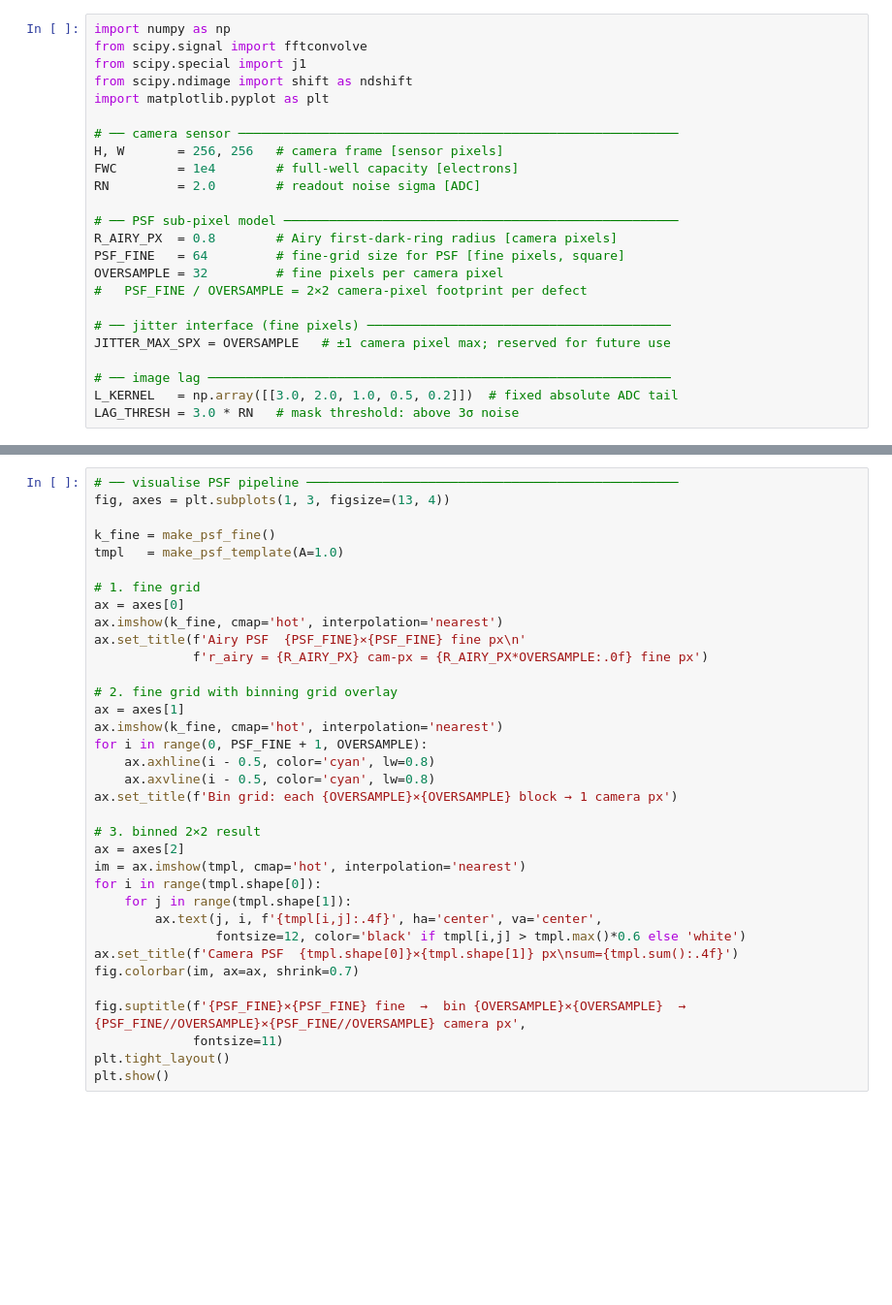
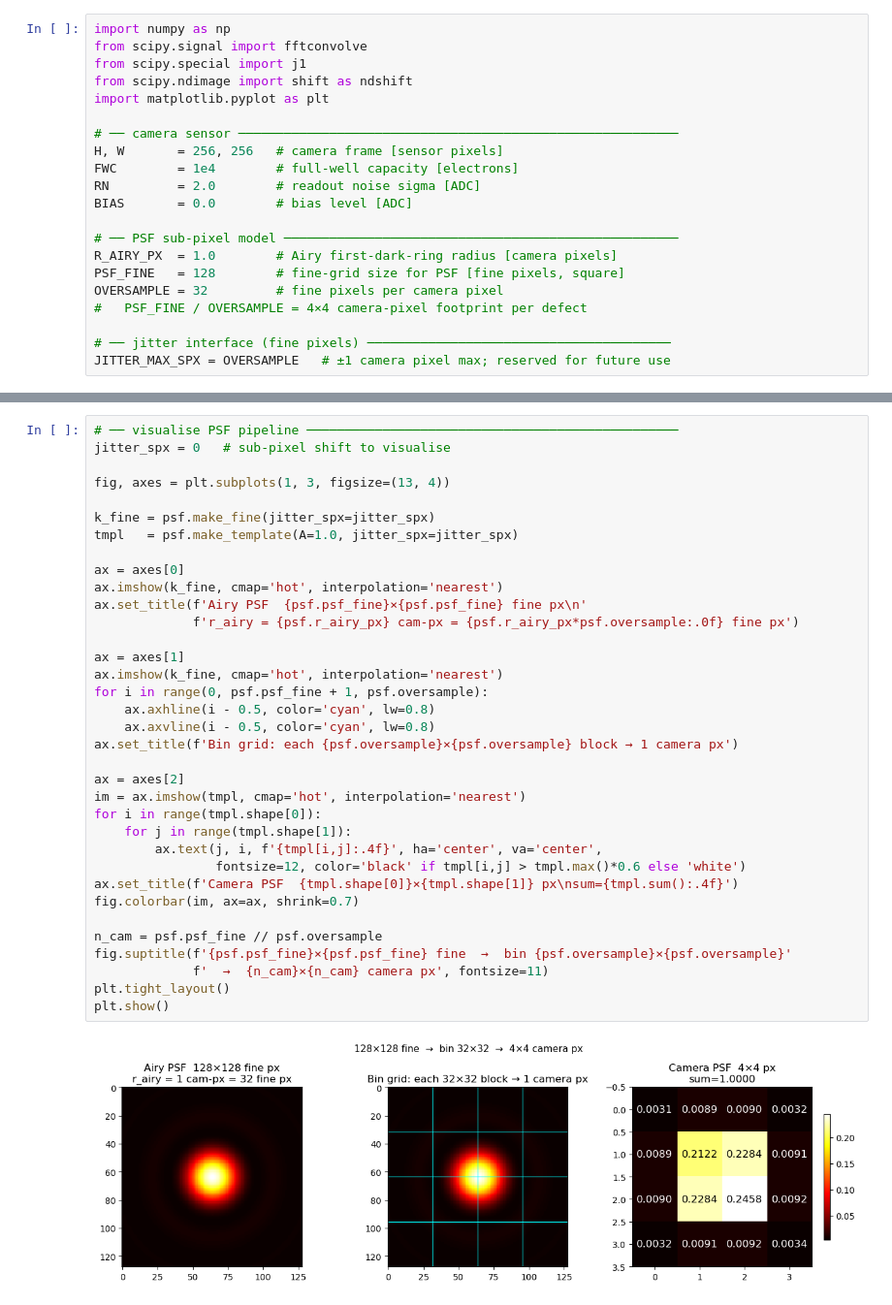
Before and after one commit to dotamh/ZP8_algo_lab, a Jupyter notebook: imagelag_filter.ipynb, the cells around one changed output, grey strips where cells are left out. Shown at 97% size. Saved outputs shown, nothing was run; the diff lists cells and outputs as text; blank space fills up the shorter version.

```diff
--- a/imagelag_filter.ipynb
+++ b/imagelag_filter.ipynb
@@ -9,19 +9,16 @@ import matplotlib.pyplot as plt
 H, W       = 256, 256   # camera frame [sensor pixels]
 FWC        = 1e4        # full-well capacity [electrons]
 RN         = 2.0        # readout noise sigma [ADC]
+BIAS       = 0.0        # bias level [ADC]
 
 # ── PSF sub-pixel model ────────────────────────────────────────────────────
-R_AIRY_PX  = 0.8        # Airy first-dark-ring radius [camera pixels]
-PSF_FINE   = 64         # fine-grid size for PSF [fine pixels, square]
+R_AIRY_PX  = 1.0        # Airy first-dark-ring radius [camera pixels]
+PSF_FINE   = 128        # fine-grid size for PSF [fine pixels, square]
 OVERSAMPLE = 32         # fine pixels per camera pixel
-#   PSF_FINE / OVERSAMPLE = 2×2 camera-pixel footprint per defect
+#   PSF_FINE / OVERSAMPLE = 4×4 camera-pixel footprint per defect
 
 # ── jitter interface (fine pixels) ────────────────────────────────────────
 JITTER_MAX_SPX = OVERSAMPLE   # ±1 camera pixel max; reserved for future use
-
-# ── image lag ─────────────────────────────────────────────────────────────
-L_KERNEL   = np.array([[3.0, 2.0, 1.0, 0.5, 0.2]])  # fixed absolute ADC tail
-LAG_THRESH = 3.0 * RN   # mask threshold: above 3σ noise
 # %%
 # ══════════════════════════════════════════════════════════════════════════
 # Module 1 — PSF model
@@ -102,35 +295,37 @@ def apply_imagelag(frame, threshold=None, l_kernel=L_KERNEL):
 # %%
 # ── visualise PSF pipeline ─────────────────────────────────────────────────
+jitter_spx = 0   # sub-pixel shift to visualise
+
 fig, axes = plt.subplots(1, 3, figsize=(13, 4))
 
-k_fine = make_psf_fine()
-tmpl   = make_psf_template(A=1.0)
+k_fine = psf.make_fine(jitter_spx=jitter_spx)
+tmpl   = psf.make_template(A=1.0, jitter_spx=jitter_spx)
 
-# 1. fine grid
 ax = axes[0]
 ax.imshow(k_fine, cmap='hot', interpolation='nearest')
-ax.set_title(f'Airy PSF  {PSF_FINE}×{PSF_FINE} fine px\n'
-             f'r_airy = {R_AIRY_PX} cam-px = {R_AIRY_PX*OVERSAMPLE:.0f} fine px')
+ax.set_title(f'Airy PSF  {psf.psf_fine}×{psf.psf_fine} fine px\n'
+             f'r_airy = {psf.r_airy_px} cam-px = {psf.r_airy_px*psf.oversample:.0f} fine px')
 
-# 2. fine grid with binning grid overlay
 ax = axes[1]
 ax.imshow(k_fine, cmap='hot', interpolation='nearest')
-for i in range(0, PSF_FINE + 1, OVERSAMPLE):
+for i in range(0, psf.psf_fine + 1, psf.oversample):
     ax.axhline(i - 0.5, color='cyan', lw=0.8)
     ax.axvline(i - 0.5, color='cyan', lw=0.8)
-ax.set_title(f'Bin grid: each {OVERSAMPLE}×{OVERSAMPLE} block → 1 camera px')
+ax.set_title(f'Bin grid: each {psf.oversample}×{psf.oversample} block → 1 camera px')
 
-# 3. binned 2×2 result
 ax = axes[2]
 im = ax.imshow(tmpl, cmap='hot', interpolation='nearest')
 for i in range(tmpl.shape[0]):
     for j in range(tmpl.shape[1]):
         ax.text(j, i, f'{tmpl[i,j]:.4f}', ha='center', va='center',
                 fontsize=12, color='black' if tmpl[i,j] > tmpl.max()*0.6 else 'white')
 ax.set_title(f'Camera PSF  {tmpl.shape[0]}×{tmpl.shape[1]} px\nsum={tmpl.sum():.4f}')
 fig.colorbar(im, ax=ax, shrink=0.7)
 
-fig.suptitle(f'{PSF_FINE}×{PSF_FINE} fine  →  bin {OVERSAMPLE}×{OVERSAMPLE}  →  {PSF_FINE//OVERSAMPLE}×{PSF_FINE//OVERSAMPLE} camera px',
-             fontsize=11)
+n_cam = psf.psf_fine // psf.oversample
+fig.suptitle(f'{psf.psf_fine}×{psf.psf_fine} fine  →  bin {psf.oversample}×{psf.oversample}'
+             f'  →  {n_cam}×{n_cam} camera px', fontsize=11)
 plt.tight_layout()
 plt.show()
+# %% [output]
+[figure, added]
```
Also changed, not shown: parts of 14 cells of this notebook.
